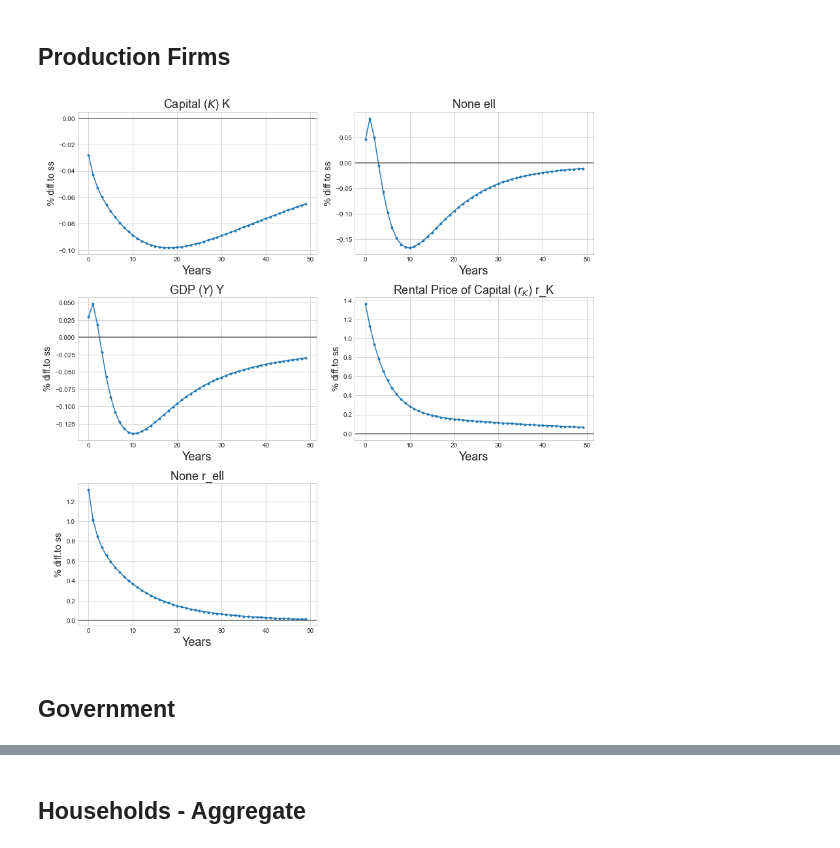
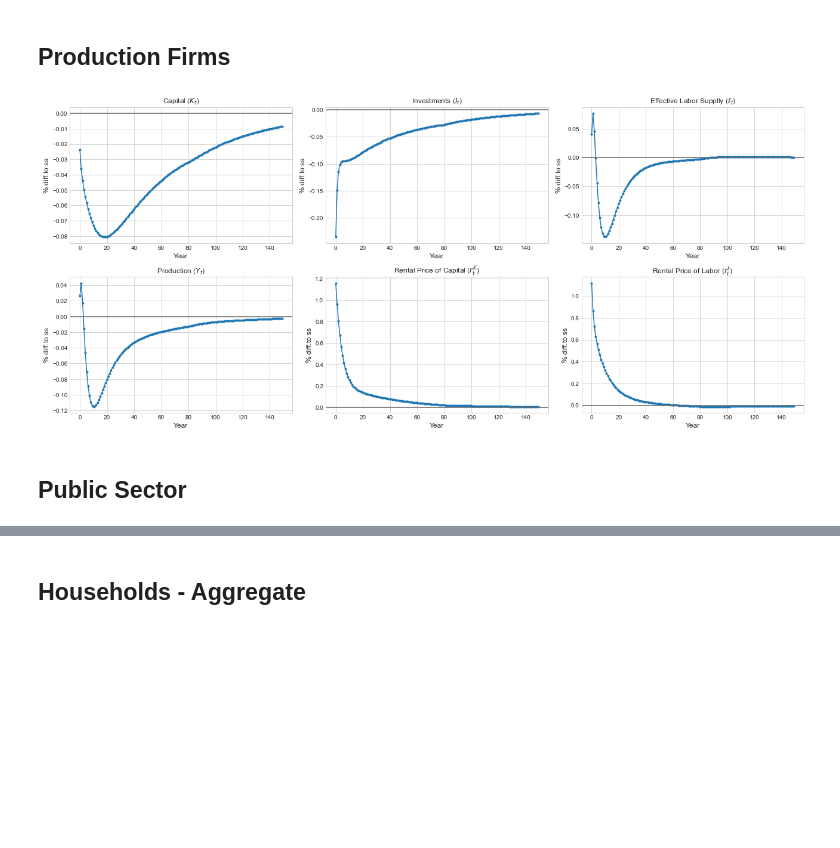
Before and after one commit to HansChristianPOLIT/MiniMAKRO, a Jupyter notebook: ExportShock.ipynb, the cells around one changed output, grey strips where cells are left out. Cells and saved outputs as stored; diff of their text form; code cells hidden in the pictures; blank space fills up the shorter version.

```diff
--- a/ExportShock.ipynb
+++ b/ExportShock.ipynb
@@ -126,8 +137,8 @@ model.plot_IRF(varlist=['K','I','r_K','P_I'],ncol=2)
 # %% [markdown]
 ## Production Firms
-# %%
-model.plot_IRF(varlist=['K','ell','Y','r_K','r_ell'],ncol=2)
-# %% [output]
-[figure, removed]
+# %%
+model.plot_IRF(varlist=['K','I','ell','Y','r_K','r_ell'],ncol=3,T_IRF=150, folder="ExportShock", file="ProductionFirms")
+# %% [output]
+[figure, added]
 # %% [markdown]
-## Government
+## Public Sector
```
Also changed, not shown: parts of 28 cells of this notebook, 24 other files.
